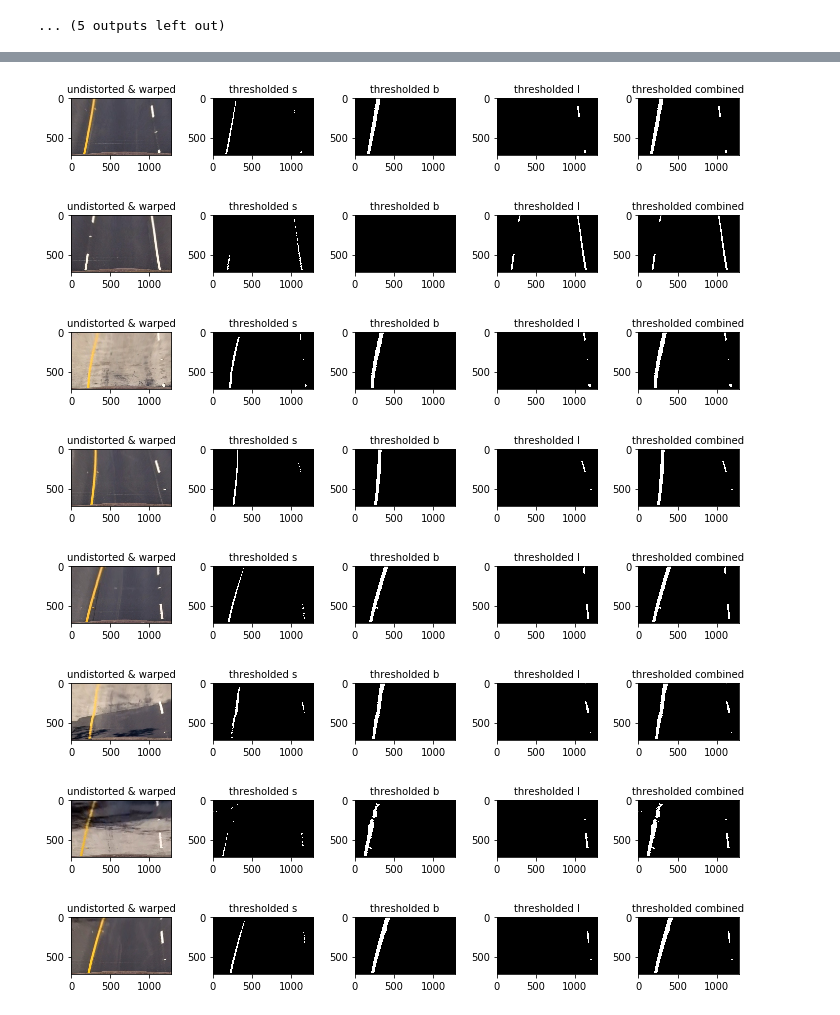
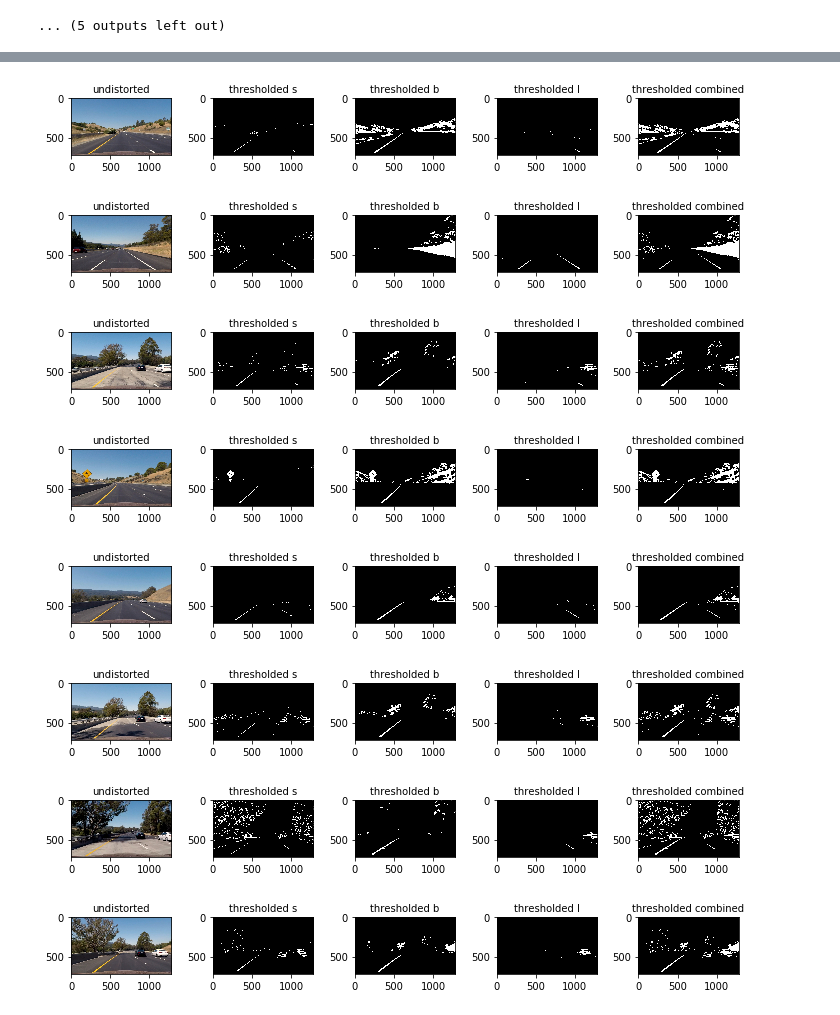
Before and after one commit to YasirHabib/Self-Driving-Car-Engineer, a Jupyter notebook: Advanced-Lane-Lines/Solution.ipynb, the cells around one changed output, grey strips where cells are left out. Cells and saved outputs as stored; diff of their text form; code cells hidden in the pictures.

Commit message:
perspective transform performed after binary threshold

```diff
--- a/Advanced-Lane-Lines/Solution.ipynb
+++ b/Advanced-Lane-Lines/Solution.ipynb
@@ -129,14 +117,0 @@ def warp_test_images(img):
-# %%
-input_folder = 'test_images/'
-pers_transform = []
-
-for img in glob(input_folder + '/*.jpg'):
-    img = mpimg.imread(img)
-    undist = undistort(img, mtx, dist)
-    top_down, perspective_M = warp_test_images(undist)
-    pers_transform.append(top_down)
-    f, (ax1, ax2) = plt.subplots(1, 2, figsize=(10, 20))
-    ax1.imshow(undist)
-    ax1.set_title('undistorted', fontsize=15)
-    ax2.imshow(top_down)
-    ax2.set_title('undistorted & warped', fontsize=15)
@@ -177,32 +143,38 @@ def thresholds(image, show=True):
 
     return s_binary, b_binary, l_binary, c_binary
 # %%
-for image in pers_transform:
-    s_binary, b_binary, l_binary, c_binary = thresholds(image)
+input_folder = 'test_images/'
+thresholded_combined = []
+
+for img in glob(input_folder + '/*.jpg'):
+    img = mpimg.imread(img)
+    undist = undistort(img, mtx, dist)
+    s_binary, b_binary, l_binary, c_binary = thresholds(img)
+    thresholded_combined.append(c_binary)
 
     f, (ax1, ax2, ax3, ax4, ax5,) = plt.subplots(1, 5, figsize=(10,20))
     f.tight_layout()
 
-    ax1.set_title('undistorted & warped', fontsize=10)
-    ax1.imshow(image)
+    ax1.set_title('undistorted', fontsize=10)
+    ax1.imshow(undist)
 
     ax2.set_title('thresholded s', fontsize=10)
     ax2.imshow(s_binary, cmap='gray')
 
     ax3.set_title('thresholded b', fontsize=10)
     ax3.imshow(b_binary, cmap='gray')
 
     ax4.set_title('thresholded l', fontsize=10)
     ax4.imshow(l_binary, cmap='gray')
 
     ax5.set_title('thresholded combined', fontsize=10)
     ax5.imshow(c_binary, cmap='gray')
 # %% [output]
-[figure, old version]
+[figure, new version]
-[figure, old version]
+[figure, new version]
-[figure, old version]
+[figure, new version]
-[figure, old version]
+[figure, new version]
-[figure, old version]
+[figure, new version]
-[figure, old version]
+[figure, new version]
-[figure, old version]
+[figure, new version]
-[figure, old version]
+[figure, new version]
```
Also changed, not shown: parts of 5 cells of this notebook.
